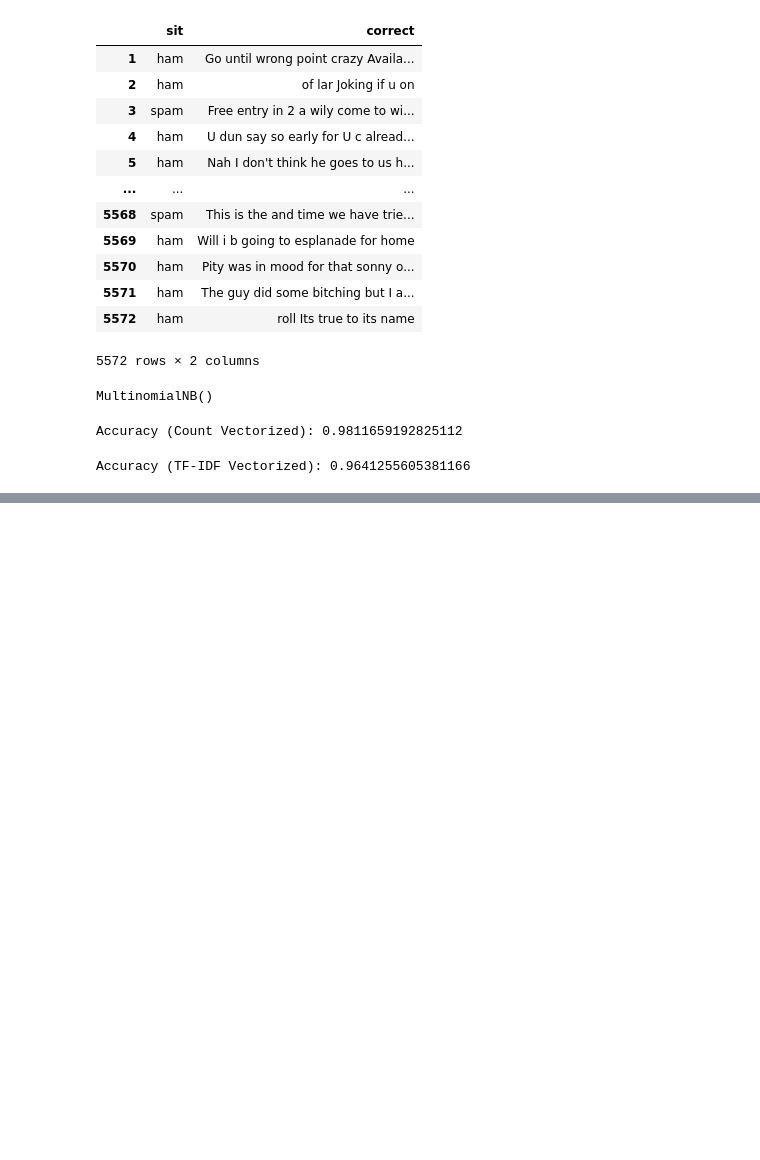
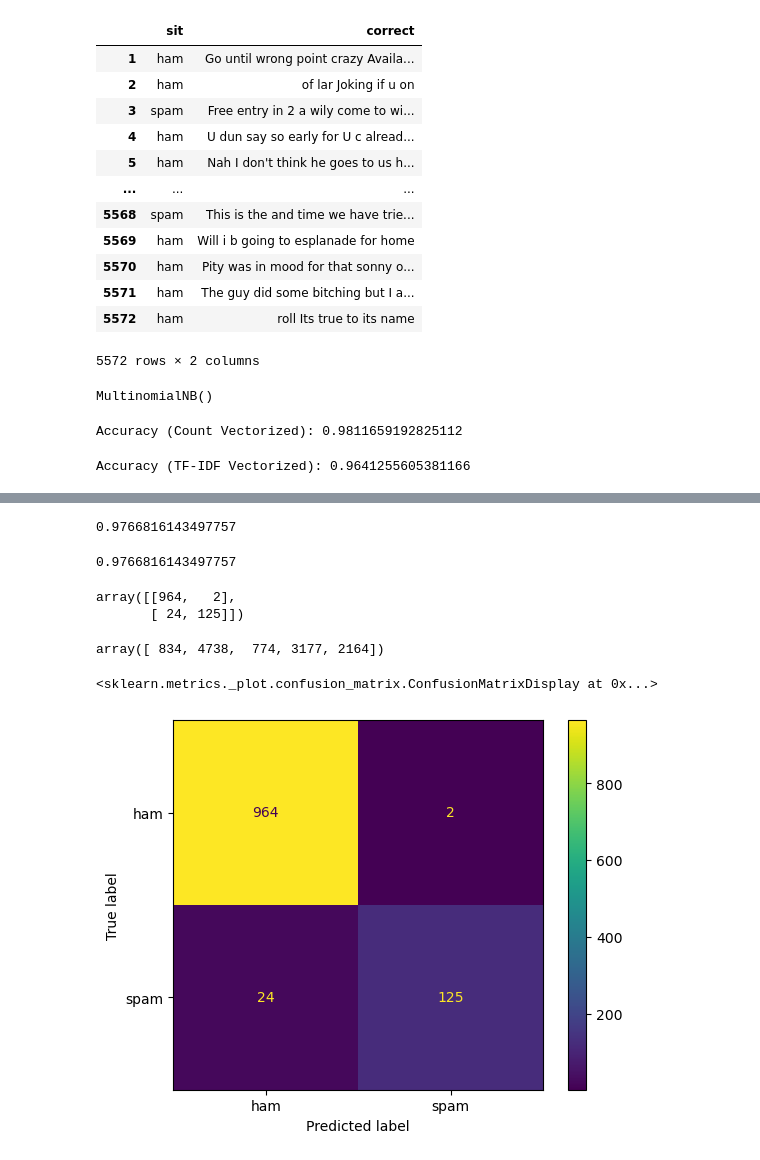
Before and after one commit to data-IA-2023/ham-spam-GR1, a Jupyter notebook: spam2.ipynb, the cells around one changed output, grey strips where cells are left out. Saved outputs shown, nothing was run; the diff lists cells and outputs as text; code cells hidden in the pictures; blank space fills up the shorter version.

Commit message:
confusion matrix

```diff
--- a/spam2.ipynb
+++ b/spam2.ipynb
@@ -149,0 +149,3 @@ Predicted Class: spam
+# %%
+
+y_pred = classifier_count.predict(X_test_tfidf_vectorized)
@@ -149,0 +167,37 @@ Predicted Class: spam
+# %%
+
+# Global average of right predictions
+import numpy as np
+np.mean(y_test == y_pred)
+# %% [output]
+0.9766816143497757
+# %%
+accuracy_score(y_test, y_pred)
+# %% [output]
+0.9766816143497757
+# %%
+
+# Basic confusion matrix
+from sklearn.metrics import confusion_matrix
+confusion_matrix = confusion_matrix(y_test, y_pred)
+confusion_matrix
+# %% [output]
+array([[964,   2],
+       [ 24, 125]])
+# %%
+from sklearn.preprocessing import LabelEncoder
+lb_encod = LabelEncoder()
+y = lb_encod.fit_transform(df['correct'])
+y[:5]
+# %% [output]
+array([ 834, 4738,  774, 3177, 2164])
+# %%
+
+from sklearn.metrics import ConfusionMatrixDisplay
+cm_plot = ConfusionMatrixDisplay(confusion_matrix,
+                                display_labels=classifier_count.classes_)
+
+cm_plot.plot()
+# %% [output]
+<sklearn.metrics._plot.confusion_matrix.ConfusionMatrixDisplay at 0x...>
+[figure, added]
```
Also changed, not shown: parts of 5 cells of this notebook.
